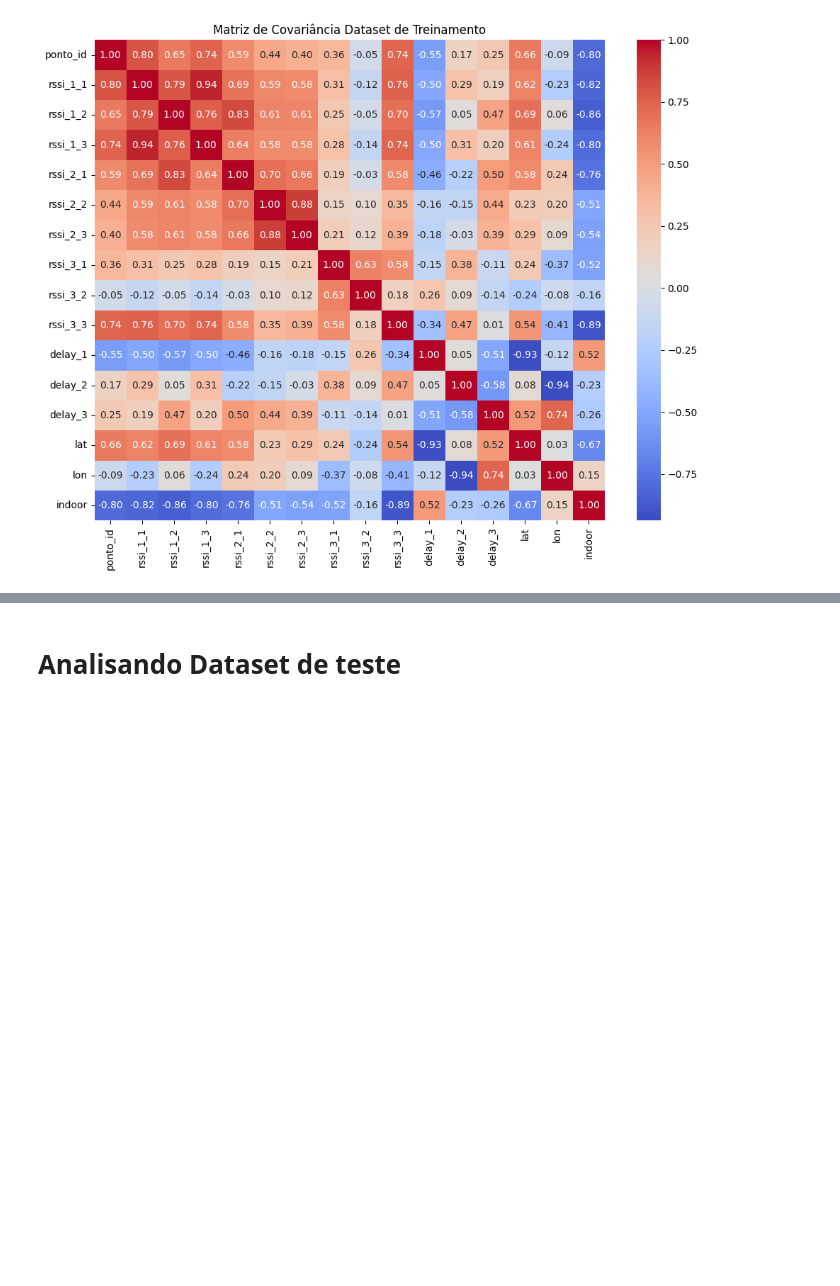
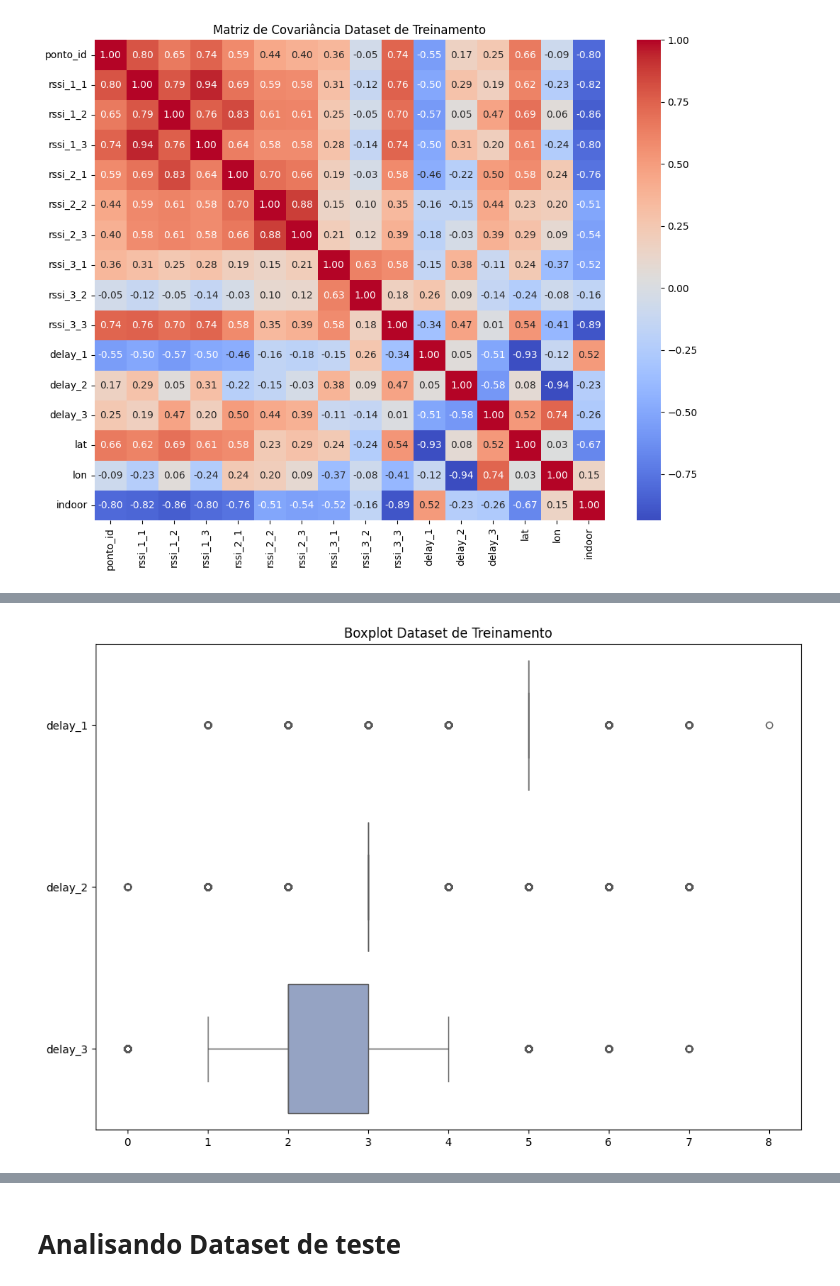
Before and after one commit to BiancaCarneiro/RSS-trilateration, a Jupyter notebook: notebooks/analise_dos_dados.ipynb, the cells around one changed output, grey strips where cells are left out. Saved outputs shown, nothing was run; the diff lists cells and outputs as text; code cells hidden in the pictures; blank space fills up the shorter version.

```diff
--- a/notebooks/analise_dos_dados.ipynb
+++ b/notebooks/analise_dos_dados.ipynb
@@ -132,0 +134,4 @@ boxplot(df.drop("ponto_id", axis=1), "Boxplot Dataset de Treinamento", filename=
+# %%
+boxplot(df[["delay_1", "delay_2", "delay_3"]], "Boxplot Dataset de Treinamento", filename=f"{IMG_PATH}/boxplot_treinamento_rssi.png")
+# %% [output]
+[figure, added]
```
Also changed, not shown: parts of 11 cells of this notebook, 5 other files.
